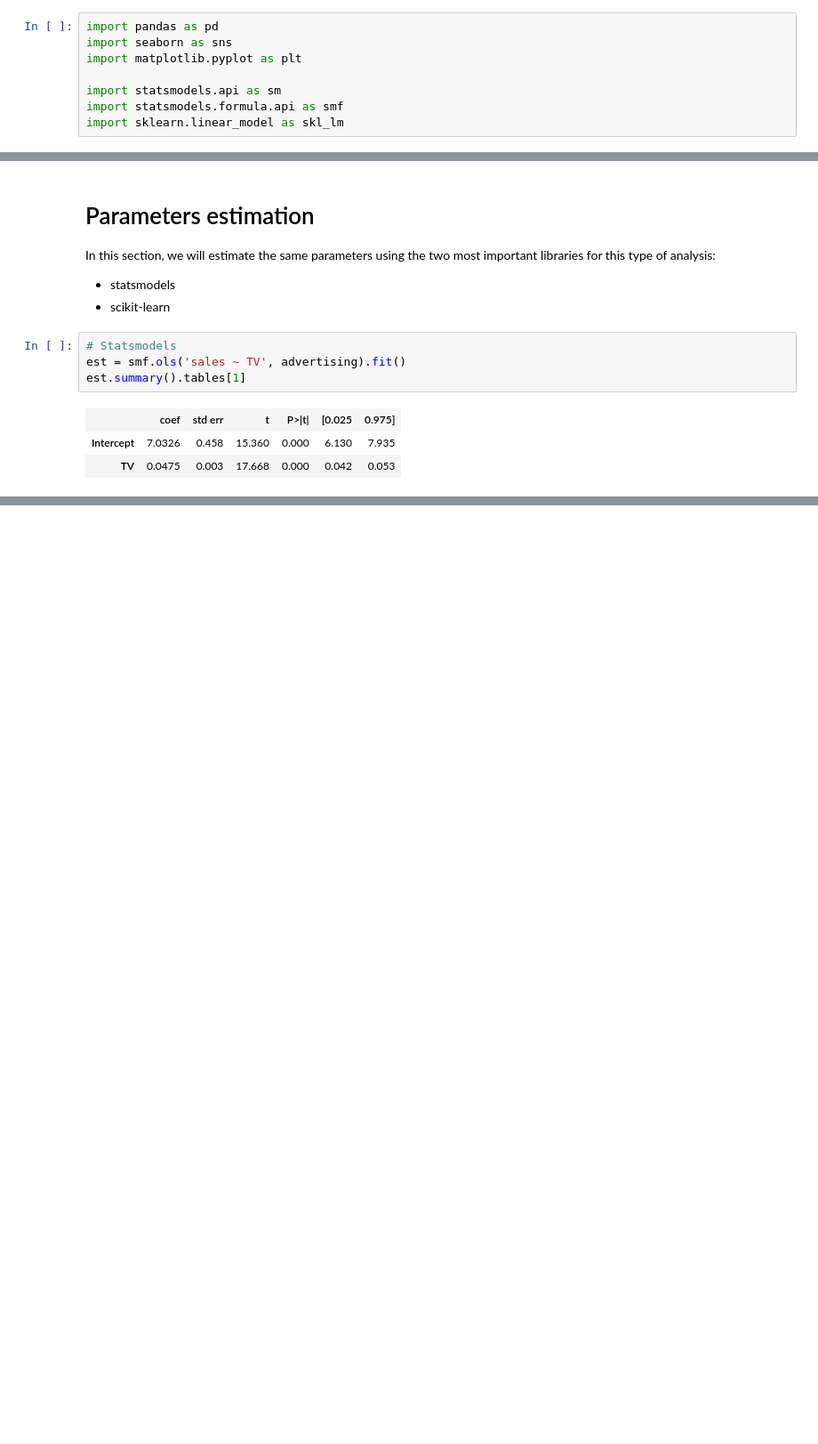
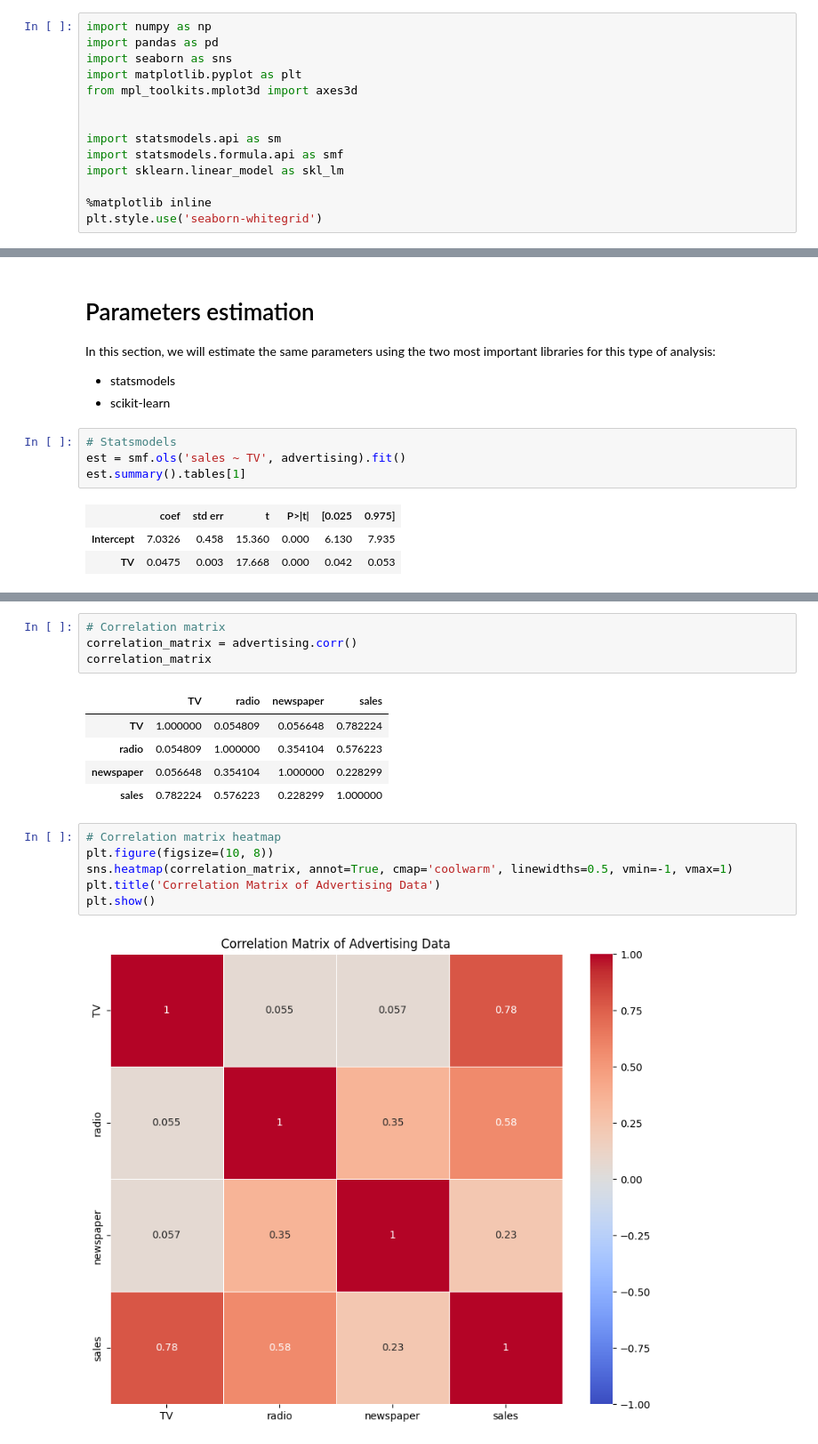
Before and after one commit to vincenzorrei/EDU-LinearRegression, a Jupyter notebook: main.ipynb, the cells around one changed output, grey strips where cells are left out. Shown: that part at 89% size. Cells and saved outputs as stored; diff of their text form; blank space fills up the shorter version.

```diff
--- a/main.ipynb
+++ b/main.ipynb
@@ -1,10 +1,16 @@
 # %% [markdown]
 # Linear Regression
 # %%
+import numpy as np
 import pandas as pd
 import seaborn as sns
 import matplotlib.pyplot as plt
+from mpl_toolkits.mplot3d import axes3d
+
 
 import statsmodels.api as sm
 import statsmodels.formula.api as smf
 import sklearn.linear_model as skl_lm
+
+%matplotlib inline
+plt.style.use('seaborn-whitegrid')
@@ -118,0 +159,18 @@ regr = skl_lm.LinearRegression()
+# %%
+# Correlation matrix
+correlation_matrix = advertising.corr()
+correlation_matrix
+# %% [output]
+|  | TV | radio | newspaper | sales |
+| TV | 1.000000 | 0.054809 | 0.056648 | 0.782224 |
+| radio | 0.054809 | 1.000000 | 0.354104 | 0.576223 |
+| newspaper | 0.056648 | 0.354104 | 1.000000 | 0.228299 |
+| sales | 0.782224 | 0.576223 | 0.228299 | 1.000000 |
+# %%
+# Correlation matrix heatmap
+plt.figure(figsize=(10, 8))
+sns.heatmap(correlation_matrix, annot=True, cmap='coolwarm', linewidths=0.5, vmin=-1, vmax=1)
+plt.title('Correlation Matrix of Advertising Data')
+plt.show()
+# %% [output]
+[figure, added]
```
Also changed, not shown: parts of 9 cells of this notebook.
